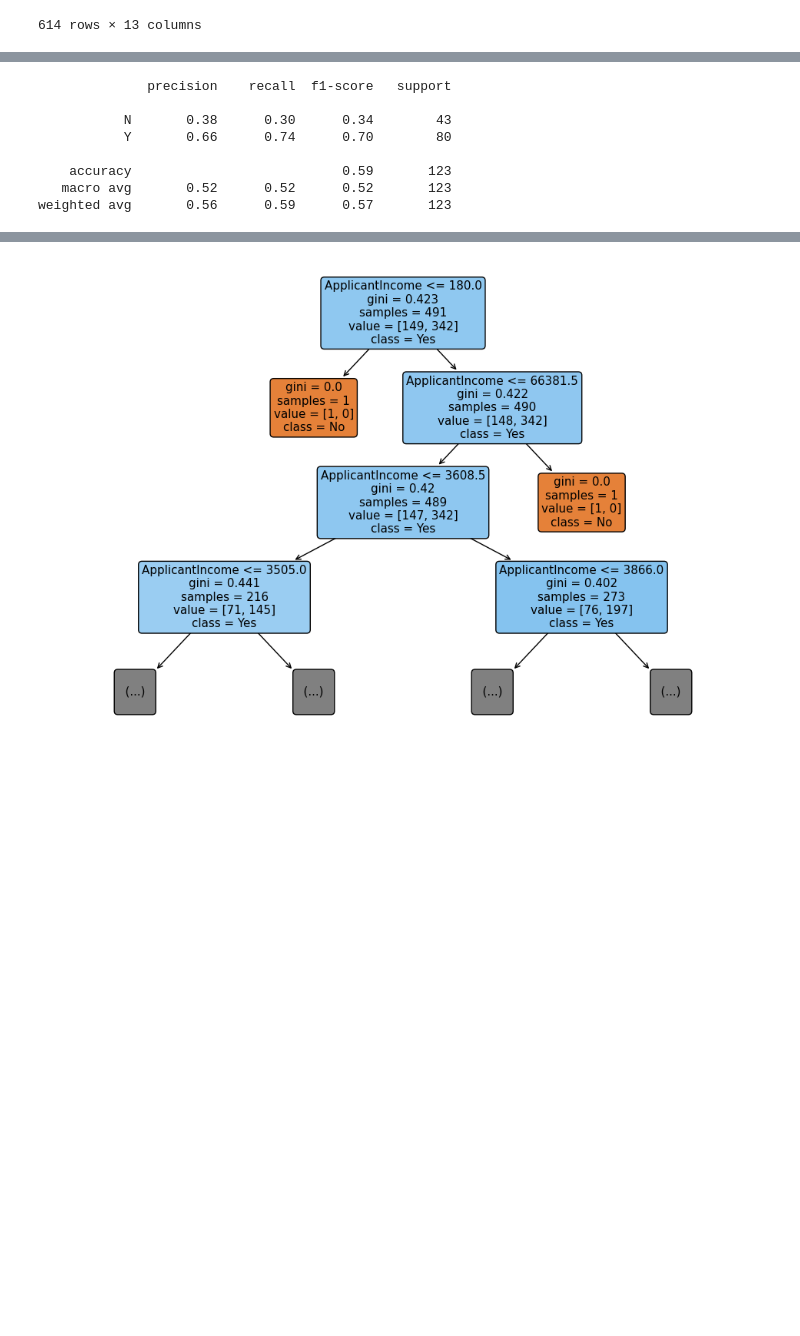
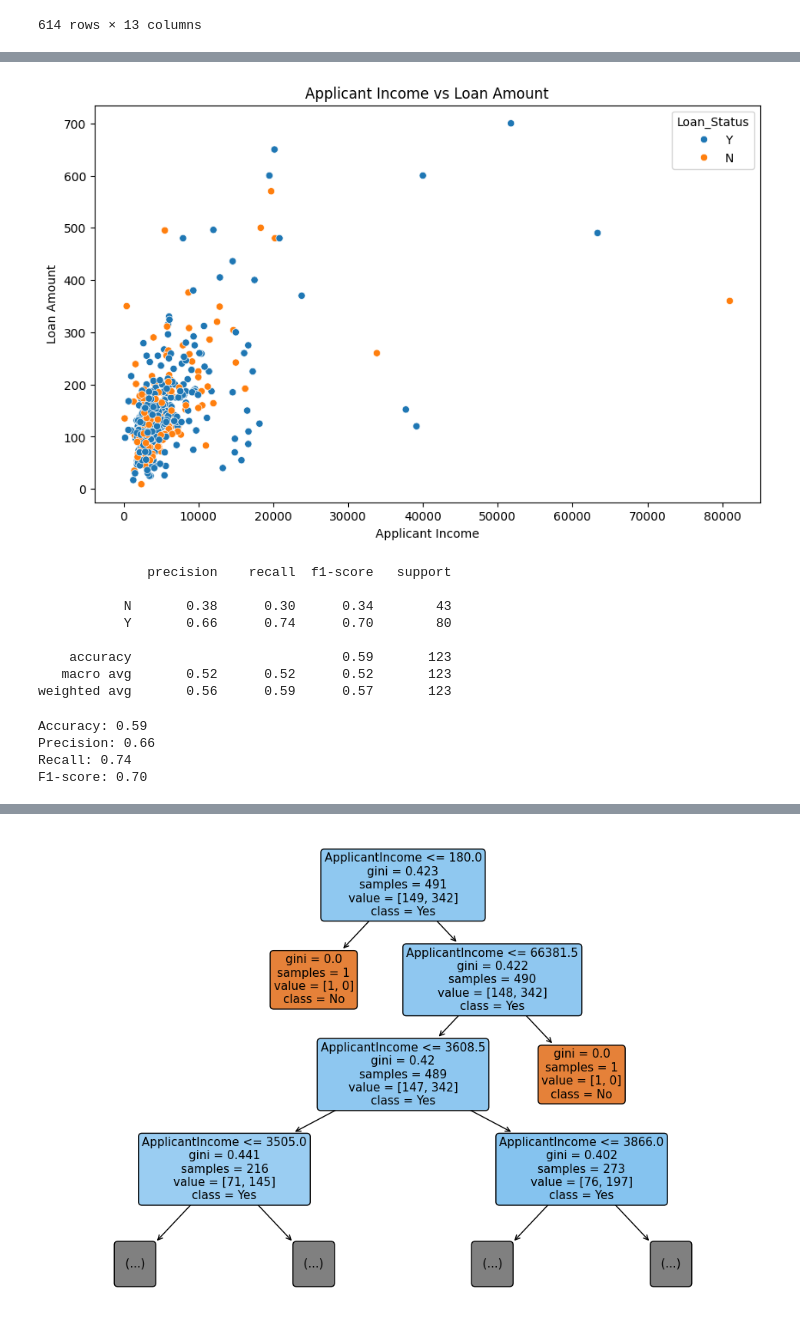
Before and after one commit to prnvpwr2612/ML-Labs, a Jupyter notebook: Self Written/Loan Approval/Decision Tree using Gini Index.ipynb, the cells around one changed output, grey strips where cells are left out. Cells and saved outputs as stored; diff of their text form; code cells hidden in the pictures; blank space fills up the shorter version.

```diff
--- a/Self Written/Loan Approval/Decision Tree using Gini Index.ipynb
+++ b/Self Written/Loan Approval/Decision Tree using Gini Index.ipynb
@@ -28,3 +52,13 @@ loan
+# %%
+# Applicant Income vs Loan Amount
+plt.figure(figsize=(10, 6))
+sns.scatterplot(x='ApplicantIncome', y='LoanAmount', hue='Loan_Status', data=loan)
+plt.title('Applicant Income vs Loan Amount')
+plt.xlabel('Applicant Income')
+plt.ylabel('Loan Amount')
+plt.show()
+# %% [output]
+[figure, added]
 # %%
 X = loan[['ApplicantIncome']]
 y = loan['Loan_Status']
@@ -45,3 +79,18 @@ print(classification_report(y_test, y_pred))
     accuracy                           0.59       123
    macro avg       0.52      0.52      0.52       123
 weighted avg       0.56      0.59      0.57       123
+# %%
+accuracy = accuracy_score(y_test, y_pred)
+precision = precision_score(y_test, y_pred, pos_label='Y')
+recall = recall_score(y_test, y_pred, pos_label='Y')
+f1 = f1_score(y_test, y_pred, pos_label='Y')
+
+print(f"Accuracy: {accuracy:.2f}")
+print(f"Precision: {precision:.2f}")
+print(f"Recall: {recall:.2f}")
+print(f"F1-score: {f1:.2f}")
+# %% [output]
+Accuracy: 0.59
+Precision: 0.66
+Recall: 0.74
+F1-score: 0.70
```
Also changed, not shown: parts of 5 cells of this notebook.
